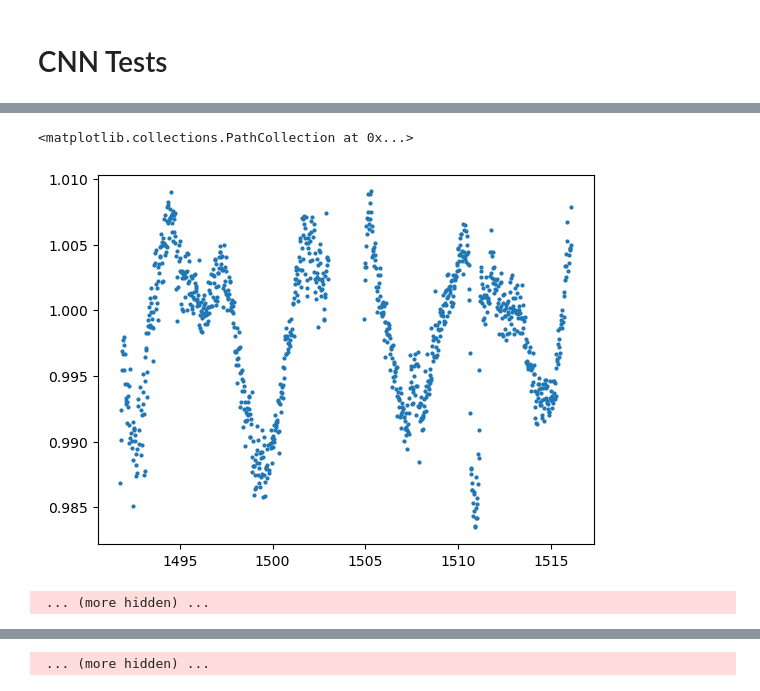
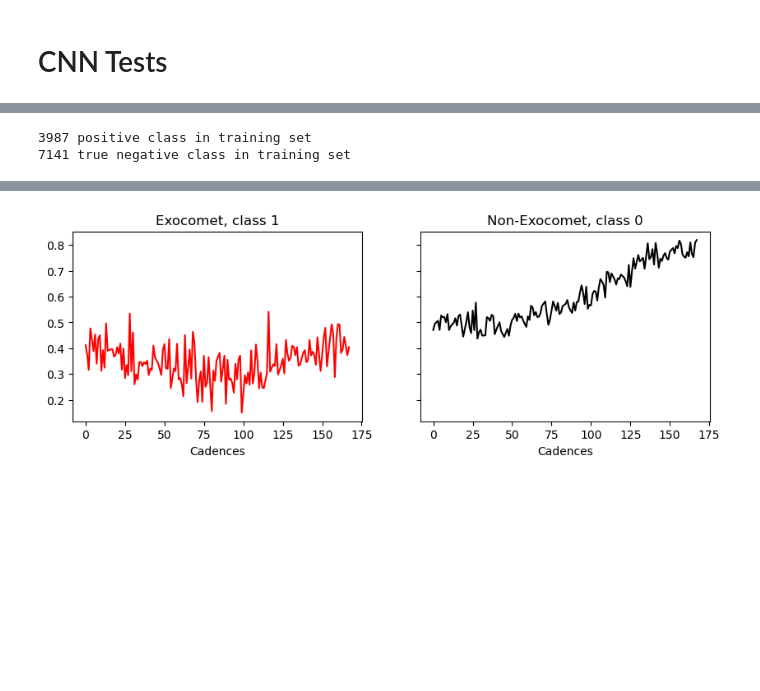
Before and after one commit to azibn/nets2, a Jupyter notebook: notebooks/CNN-test.ipynb, the cells around one changed output, grey strips where cells are left out. Saved outputs shown, nothing was run; the diff lists cells and outputs as text; code cells hidden in the pictures; blank space fills up the shorter version.

```diff
--- a/notebooks/CNN-test.ipynb
+++ b/notebooks/CNN-test.ipynb
@@ -8,12 +23,12 @@ import pandas as pd
 # %%
-exoplanets = stella.FlareDataSet(fn_dir='/Users/azib/Documents/open_source/nets2/models/exoplanets1k/',
-                         catalog='/Users/azib/Documents/open_source/nets2/catalogs/exoplanets1k.txt',cadences=168,training=0.8,validation=0.1,frac_balance=0.5)
-fbinaries = stella.FlareDataSet(fn_dir='/Users/azib/Documents/open_source/nets2/models/binaries1k/',
-                         catalog='/Users/azib/Documents/open_source/nets2/catalogs/fakebinaries1k.txt',cadences=168,training=0.8,validation=0.1,frac_balance=0.65)
-rbinaries = stella.FlareDataSet(fn_dir='/Users/azib/Documents/open_source/nets2/models/binaries-s7/',
-                         catalog='/Users/azib/Documents/open_source/nets2/catalogs/binaries-catalog-s7.txt',cadences=168,training=0.8,validation=0.1,frac_balance=1)
-ds = stella.FlareDataSet(fn_dir='/Users/azib/Documents/open_source/nets2/models/comets5k/',
-                         catalog='/Users/azib/Documents/open_source/nets2/catalogs/comets.txt',cadences=168,training=0.8,validation=0.1,merge_datasets=True,frac_balance=0.7, other_datasets = [exoplanets,fbinaries,rbinaries],other_datasets_labels = [2,3,4])
-cnn = stella.ConvNN(output_dir='/Users/azib/Documents/open_source/nets2/cnn-models/',ds=ds)
+#exoplanets = stella.FlareDataSet(fn_dir='/Users/azib/Documents/open_source/nets2/models/exoplanets1k/',
+#                         catalog='/Users/azib/Documents/open_source/nets2/catalogs/exoplanets1k.txt',cadences=168,training=0.8,validation=0.1,frac_balance=0.5)
+#fbinaries = stella.FlareDataSet(fn_dir='/Users/azib/Documents/open_source/nets2/models/binaries1k/',
+#                         catalog='/Users/azib/Documents/open_source/nets2/catalogs/fakebinaries1k.txt',cadences=168,training=0.8,validation=0.1,frac_balance=0.65)
+#rbinaries = stella.FlareDataSet(fn_dir='/Users/azib/Documents/open_source/nets2/models/binaries-s7/',
+#                         catalog='/Users/azib/Documents/open_source/nets2/catalogs/binaries-catalog-s7.txt',cadences=168,training=0.8,validation=0.1,frac_balance=1)
+ds = stella.FlareDataSet(fn_dir='../models/kepler-comets/',
+                         catalog='../kepler-comets.txt',cadences=168,training=0.8,validation=0.1,frac_balance=0.61)#, other_datasets = [exoplanets,fbinaries,rbinaries],other_datasets_labels = [2,3,4])
+#cnn = stella.ConvNN(output_dir='/Users/azib/Documents/open_source/nets2/cnn-models/',ds=ds)
 # %% [output]
 Reading in training set files.
@@ -41,13 +48,18 @@ Reading in training set files.
-# %%
-exop = np.load('../models/binaries1k/17816214_sector07.npy')
-plt.scatter(exop[0],exop[1],s=4)
-# %% [output]
-<matplotlib.collections.PathCollection at 0x...>
-[figure, removed]
 # %%
-cnn.predict('/Users/azib/Documents/open_source/nets2/cnn-models/ensemble_s0002_i0200_b0.7.h5',
-            exop[0],
-            exop[1],
-            exop[2])
+m = 19
+ind_pc = np.where(ds.train_labels_ori==1)[0]
+ind_nc = np.where(ds.train_labels_ori!=1)[0]
+print(len(ind_pc),"positive class in training set")
+print(len(ind_nc),"true negative class in training set")
+
+fig, (ax1, ax2) = plt.subplots(ncols=2, figsize=(10,3),
+                               sharex=True, sharey=True)
+ax1.plot(ds.train_data[ind_pc[m]], 'r')
+ax1.set_title(f'Exocomet, class {ds.train_labels_ori[ind_pc[m]]}')
+ax1.set_xlabel('Cadences')
+ax2.plot(ds.train_data[ind_nc[m]], 'k')
+ax2.set_title(f'Non-Exocomet, class {ds.train_labels_ori[ind_nc[m]]}')
+ax2.set_xlabel('Cadences');
 # %% [output]
- ... (more hidden) ...
+3987 positive class in training set
+7141 true negative class in training set
@@ -55 +66 @@ cnn.predict('/Users/azib/Documents/open_source/nets2/cnn-models/ensemble_s0002_i
- ... (more hidden) ...
+[figure, added]
```
Also changed, not shown: parts of 13 cells of this notebook, 4 other files.
